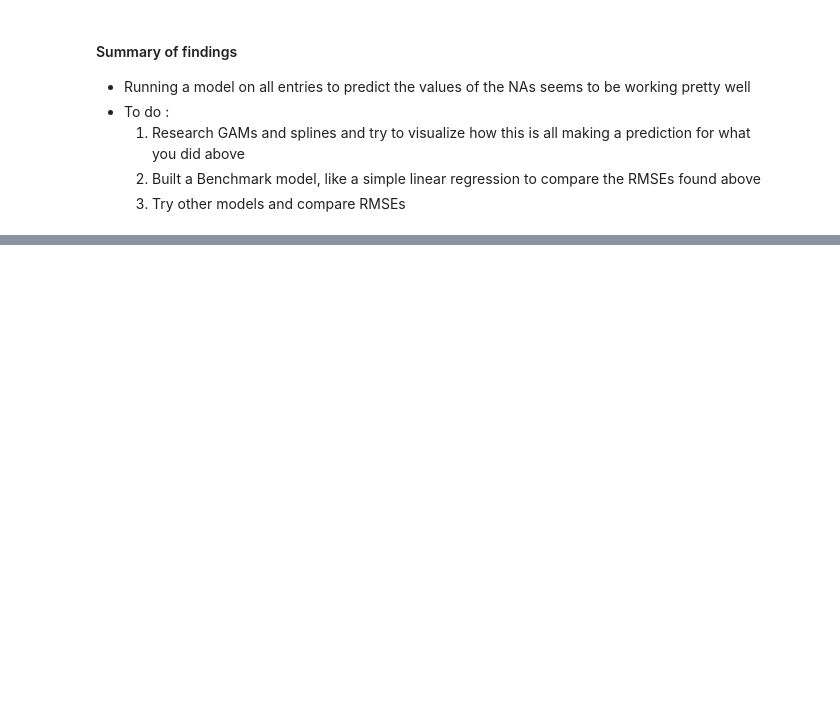
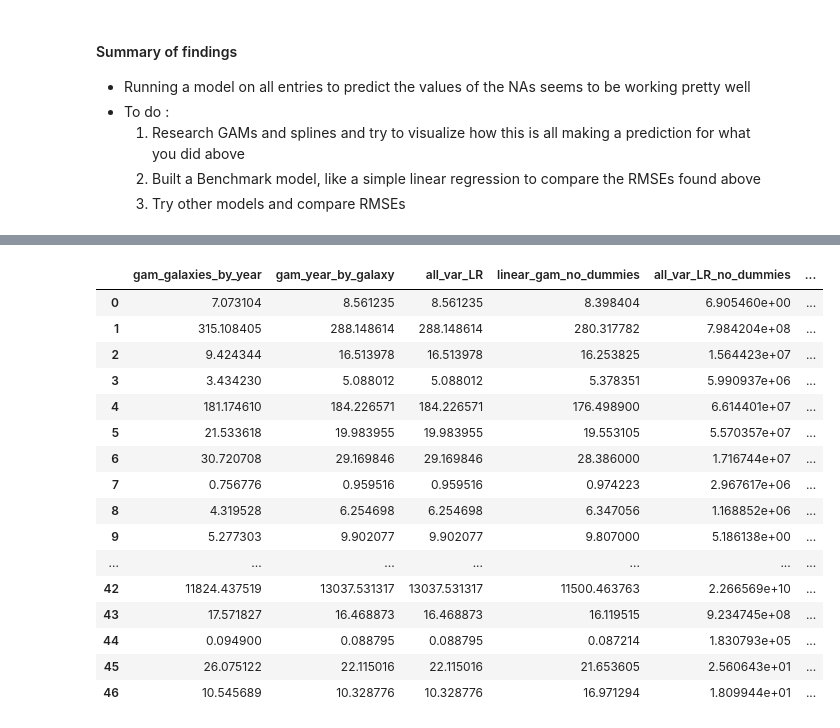
Before and after one commit to AzizMosbah/HappinessForecast, a Jupyter notebook: Draft.ipynb, the cells around one changed output, grey strips where cells are left out. Cells and saved outputs as stored; diff of their text form; code cells hidden in the pictures; blank space fills up the shorter version.

```diff
--- a/Draft.ipynb
+++ b/Draft.ipynb
@@ -693,6 +545,0 @@ df_1
-# %%
-print(df_predictors.columns[1])
-print(df_predictors.columns[3])
-print(df_predictors.columns[5])
-for i in range(11,191):
-    print('s({0}) + te(0, {0})+'.format(i))
@@ -1136,0 +755,30 @@ for TARGET in df_predicted.columns[11:]:
+# %%
+df_reg_2 = df_1.copy()
+df_predicted = df_1.copy()
+RMSE_list = []
+#TARGET = 'Gross capital formation (% of GGP)'
+for TARGET in df_predicted.columns[11:]:
+#     df_predictors = df_predicted.loc[:, ['galactic year', 'galaxy', 'existence expectancy index',
+#            'existence expectancy at birth', 'Gross income per capita',
+#            'Income Index', 'Expected years of education (galactic years)',
+#            'Mean years of education (galactic years)',
+#            'Intergalactic Development Index (IDI)', 'Education Index',
+#            'Intergalactic Development Index (IDI), Rank', TARGET]]
+    df_predictors = df_predicted.loc[:, ['galaxy','galactic year','existence expectancy index', 'Gross income per capita',
+       'Income Index', 'Expected years of education (galactic years)',
+       'Mean years of education (galactic years)',
+       'Intergalactic Development Index (IDI), Rank', TARGET]]
+
+    #df_predictors = pd.get_dummies(df_predictors)
+
+    df_predictors = df_predictors.dropna()
+    df_predictors = pd.get_dummies(df_predictors)
+    df_predictors = df_predictors.dropna()
+    X_train, X_test, y_train, y_test = train_test_split(df_predictors.loc[:, ((df_predictors.columns != TARGET) & (df_predictors.columns != 'galaxy'))], df_predictors[TARGET], test_size=0.33, random_state=42)
+    reg = LinearRegression().fit(X_train, y_train)
+
+
+    print('RMSE for {0}: {1}'.format(TARGET,sqrt(mean_squared_error(y_test, reg.predict(X_test)))))
+    RMSE_list.append(sqrt(mean_squared_error(y_test, reg.predict(X_test))))
+
+RMSE_df['all_var_LR_no_dummies'] = RMSE_list
@@ -1136,0 +803,20 @@ for TARGET in df_predicted.columns[11:]:
+# %%
+RMSE_df#
+# %% [output]
+|  | gam_galaxies_by_year | gam_year_by_galaxy | all_var_LR | linear_gam_no_dummies | all_var_LR_no_dummies | ... |
+| 0 | 7.073104 | 8.561235 | 8.561235 | 8.398404 | 6.905460e+00 | ... |
+| 1 | 315.108405 | 288.148614 | 288.148614 | 280.317782 | 7.984204e+08 | ... |
+| 2 | 9.424344 | 16.513978 | 16.513978 | 16.253825 | 1.564423e+07 | ... |
+| 3 | 3.434230 | 5.088012 | 5.088012 | 5.378351 | 5.990937e+06 | ... |
+| 4 | 181.174610 | 184.226571 | 184.226571 | 176.498900 | 6.614401e+07 | ... |
+| 5 | 21.533618 | 19.983955 | 19.983955 | 19.553105 | 5.570357e+07 | ... |
+| 6 | 30.720708 | 29.169846 | 29.169846 | 28.386000 | 1.716744e+07 | ... |
+| 7 | 0.756776 | 0.959516 | 0.959516 | 0.974223 | 2.967617e+06 | ... |
+| 8 | 4.319528 | 6.254698 | 6.254698 | 6.347056 | 1.168852e+06 | ... |
+| 9 | 5.277303 | 9.902077 | 9.902077 | 9.807000 | 5.186138e+00 | ... |
+| ... | ... | ... | ... | ... | ... | ... |
+| 42 | 11824.437519 | 13037.531317 | 13037.531317 | 11500.463763 | 2.266569e+10 | ... |
+| 43 | 17.571827 | 16.468873 | 16.468873 | 16.119515 | 9.234745e+08 | ... |
+| 44 | 0.094900 | 0.088795 | 0.088795 | 0.087214 | 1.830793e+05 | ... |
+| 45 | 26.075122 | 22.115016 | 22.115016 | 21.653605 | 2.560643e+01 | ... |
+| 46 | 10.545689 | 10.328776 | 10.328776 | 16.971294 | 1.809944e+01 | ... |
```
Also changed, not shown: parts of 15 cells of this notebook.
